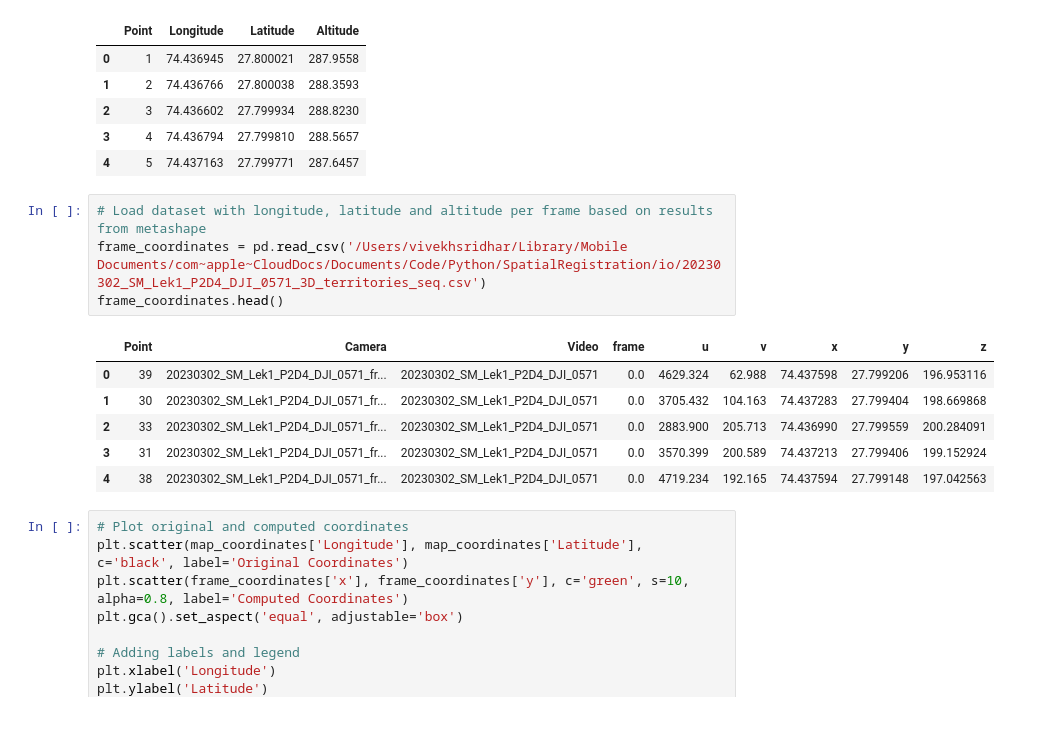
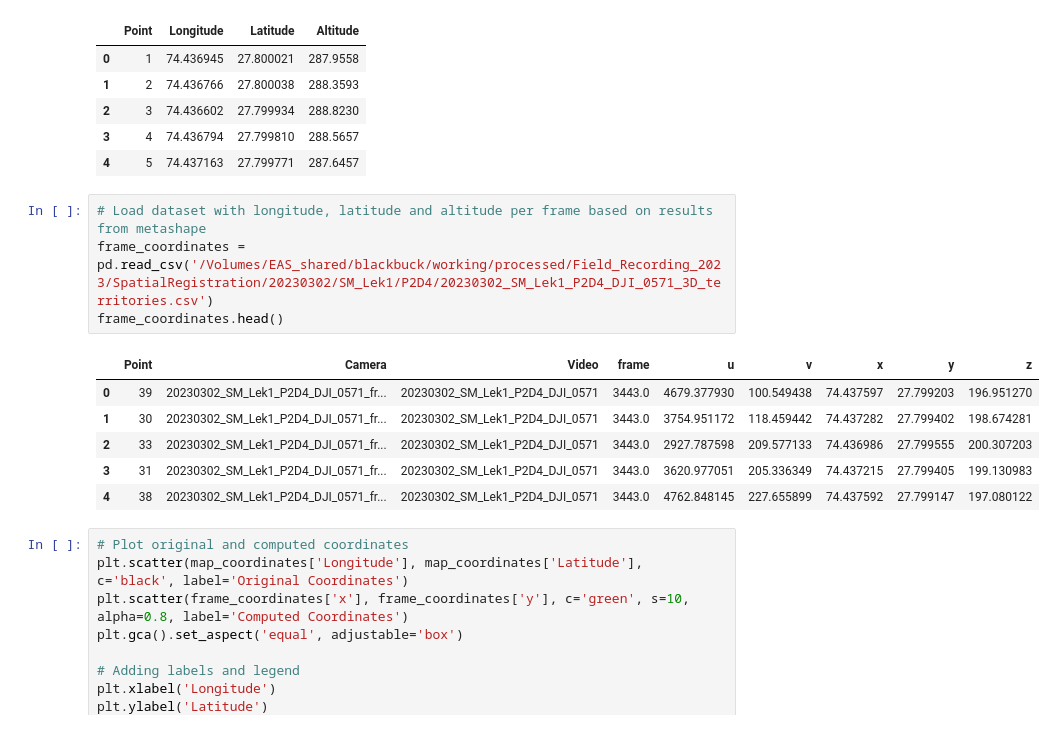
Before and after one commit to projectmela/SpatialRegistration, a Jupyter notebook: 15_RescaleCoordinates.ipynb, the cells around one changed output. Drawn from its saved outputs; the diff is of its cells as text.

```diff
--- a/13_RescaleCoordinates.ipynb
+++ b/15_RescaleCoordinates.ipynb
@@ -22,15 +22,15 @@ map_coordinates.head()
 | 4 | 5 | 74.437163 | 27.799771 | 287.6457 |
 # %%
 # Load dataset with longitude, latitude and altitude per frame based on results from metashape
-frame_coordinates = pd.read_csv('/Users/vivekhsridhar/Library/Mobile Documents/com~apple~CloudDocs/Documents/Code/Python/SpatialRegistration/io/20230302_SM_Lek1_P2D4_DJI_0571_3D_territories_seq.csv')
+frame_coordinates = pd.read_csv('/Volumes/EAS_shared/blackbuck/working/processed/Field_Recording_2023/SpatialRegistration/20230302/SM_Lek1/P2D4/20230302_SM_Lek1_P2D4_DJI_0571_3D_territories.csv')
 frame_coordinates.head()
 # %% [output]
 |  | Point | Camera | Video | frame | u | v | x | y | z |
-| 0 | 39 | 20230302_SM_Lek1_P2D4_DJI_0571_fr... | 20230302_SM_Lek1_P2D4_DJI_0571 | 0.0 | 4629.324 | 62.988 | 74.437598 | 27.799206 | 196.953116 |
-| 1 | 30 | 20230302_SM_Lek1_P2D4_DJI_0571_fr... | 20230302_SM_Lek1_P2D4_DJI_0571 | 0.0 | 3705.432 | 104.163 | 74.437283 | 27.799404 | 198.669868 |
-| 2 | 33 | 20230302_SM_Lek1_P2D4_DJI_0571_fr... | 20230302_SM_Lek1_P2D4_DJI_0571 | 0.0 | 2883.900 | 205.713 | 74.436990 | 27.799559 | 200.284091 |
-| 3 | 31 | 20230302_SM_Lek1_P2D4_DJI_0571_fr... | 20230302_SM_Lek1_P2D4_DJI_0571 | 0.0 | 3570.399 | 200.589 | 74.437213 | 27.799406 | 199.152924 |
-| 4 | 38 | 20230302_SM_Lek1_P2D4_DJI_0571_fr... | 20230302_SM_Lek1_P2D4_DJI_0571 | 0.0 | 4719.234 | 192.165 | 74.437594 | 27.799148 | 197.042563 |
+| 0 | 39 | 20230302_SM_Lek1_P2D4_DJI_0571_fr... | 20230302_SM_Lek1_P2D4_DJI_0571 | 3443.0 | 4679.377930 | 100.549438 | 74.437597 | 27.799203 | 196.951270 |
+| 1 | 30 | 20230302_SM_Lek1_P2D4_DJI_0571_fr... | 20230302_SM_Lek1_P2D4_DJI_0571 | 3443.0 | 3754.951172 | 118.459442 | 74.437282 | 27.799402 | 198.674281 |
+| 2 | 33 | 20230302_SM_Lek1_P2D4_DJI_0571_fr... | 20230302_SM_Lek1_P2D4_DJI_0571 | 3443.0 | 2927.787598 | 209.577133 | 74.436986 | 27.799555 | 200.307203 |
+| 3 | 31 | 20230302_SM_Lek1_P2D4_DJI_0571_fr... | 20230302_SM_Lek1_P2D4_DJI_0571 | 3443.0 | 3620.977051 | 205.336349 | 74.437215 | 27.799405 | 199.130983 |
+| 4 | 38 | 20230302_SM_Lek1_P2D4_DJI_0571_fr... | 20230302_SM_Lek1_P2D4_DJI_0571 | 3443.0 | 4762.848145 | 227.655899 | 74.437592 | 27.799147 | 197.080122 |
 # %%
 # Plot original and computed coordinates
 plt.scatter(map_coordinates['Longitude'], map_coordinates['Latitude'], c='black', label='Original Coordinates')
```
Also changed, not shown: parts of 1 cell of this notebook, 7 other files.
